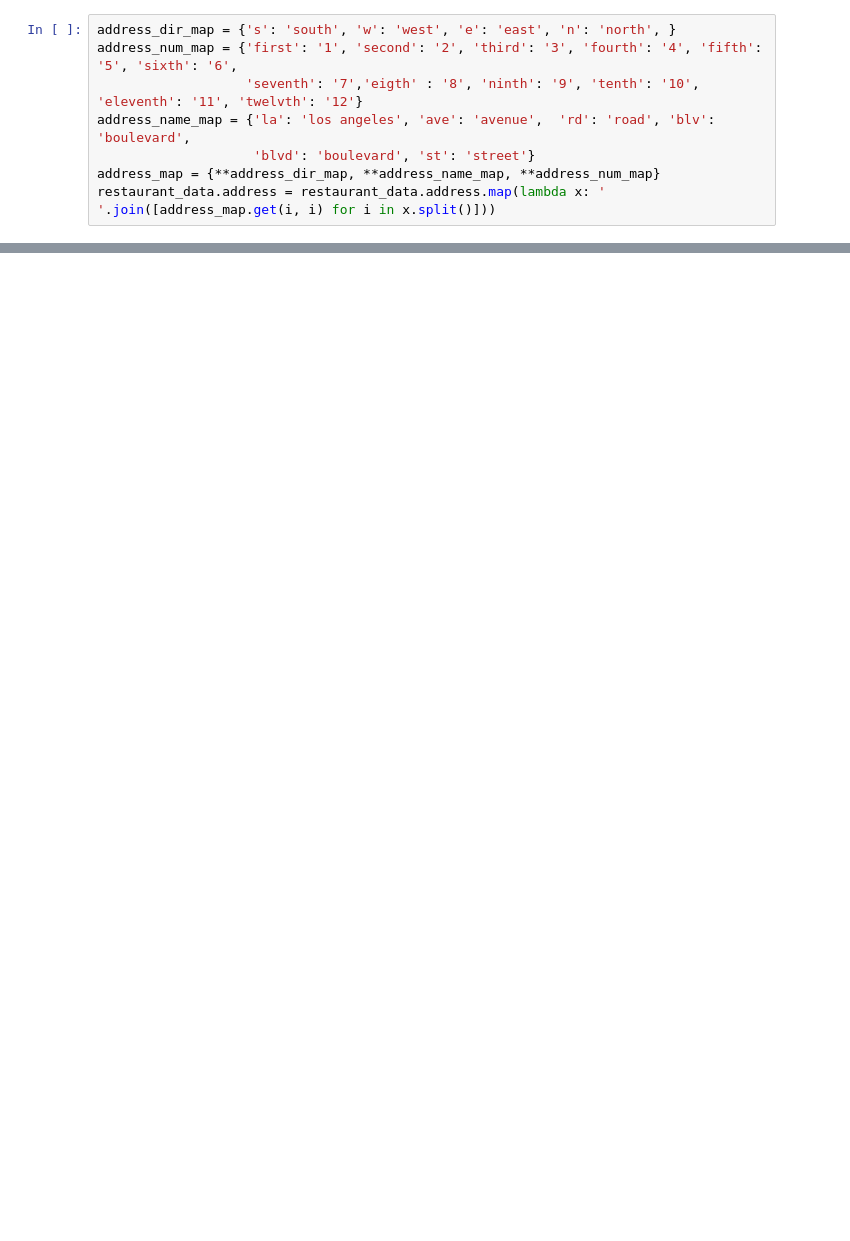
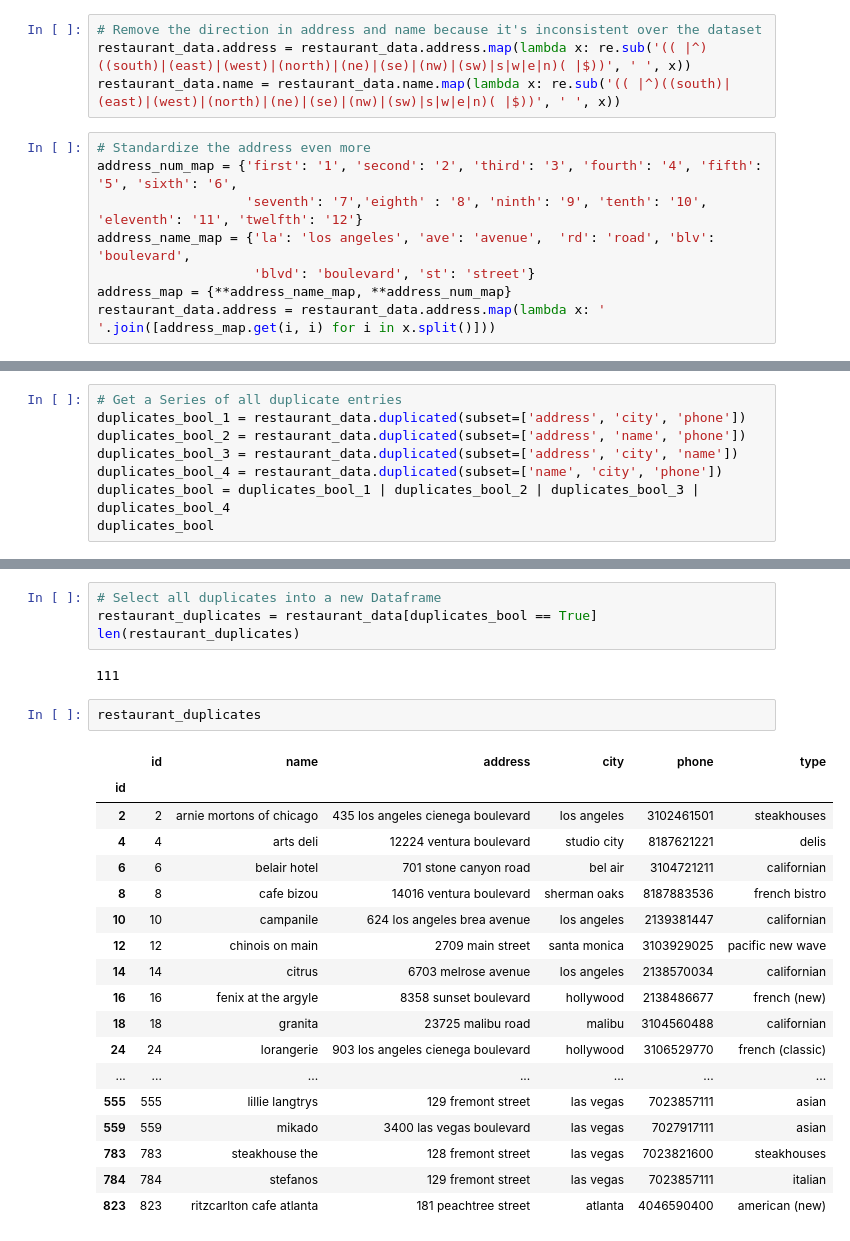
Before and after one commit to alch94/dmdb_duplicate_recognition, a Jupyter notebook: Notebooks/remove_duplicates.ipynb, the cells around one changed output, grey strips where cells are left out. Cells and saved outputs as stored; diff of their text form; blank space fills up the shorter version.

```diff
--- a/Notebooks/remove_duplicates.ipynb
+++ b/Notebooks/remove_duplicates.ipynb
@@ -146,9 +105,13 @@ array(['435 s la cienega blv', '435 s la cienega blvd',
 restaurant_data.address = restaurant_data.address.map(lambda x: re.sub(r"(?<=\d)(st|nd|rd|th)\b", '', x))
+# %%
+# Remove the direction in address and name because it's inconsistent over the dataset
+restaurant_data.address = restaurant_data.address.map(lambda x: re.sub('(( |^)((south)|(east)|(west)|(north)|(ne)|(se)|(nw)|(sw)|s|w|e|n)( |$))', ' ', x))
+restaurant_data.name = restaurant_data.name.map(lambda x: re.sub('(( |^)((south)|(east)|(west)|(north)|(ne)|(se)|(nw)|(sw)|s|w|e|n)( |$))', ' ', x))
 # %%
-address_dir_map = {'s': 'south', 'w': 'west', 'e': 'east', 'n': 'north', }
+# Standardize the address even more
 address_num_map = {'first': '1', 'second': '2', 'third': '3', 'fourth': '4', 'fifth': '5', 'sixth': '6',
-                   'seventh': '7','eigth' : '8', 'ninth': '9', 'tenth': '10', 'eleventh': '11', 'twelvth': '12'}
+                   'seventh': '7','eighth' : '8', 'ninth': '9', 'tenth': '10', 'eleventh': '11', 'twelfth': '12'}
 address_name_map = {'la': 'los angeles', 'ave': 'avenue',  'rd': 'road', 'blv': 'boulevard',
                     'blvd': 'boulevard', 'st': 'street'}
-address_map = {**address_dir_map, **address_name_map, **address_num_map}
+address_map = {**address_name_map, **address_num_map}
 restaurant_data.address = restaurant_data.address.map(lambda x: ' '.join([address_map.get(i, i) for i in x.split()]))
@@ -200,0 +131,8 @@ restaurant_data.iloc[[26, 229, 235, 271, 275, 382]]
+# %%
+# Get a Series of all duplicate entries
+duplicates_bool_1 = restaurant_data.duplicated(subset=['address', 'city', 'phone'])
+duplicates_bool_2 = restaurant_data.duplicated(subset=['address', 'name', 'phone'])
+duplicates_bool_3 = restaurant_data.duplicated(subset=['address', 'city', 'name'])
+duplicates_bool_4 = restaurant_data.duplicated(subset=['name', 'city', 'phone'])
+duplicates_bool = duplicates_bool_1 | duplicates_bool_2 | duplicates_bool_3 | duplicates_bool_4
+duplicates_bool
@@ -200,0 +157,27 @@ restaurant_data.iloc[[26, 229, 235, 271, 275, 382]]
+# %%
+# Select all duplicates into a new Dataframe
+restaurant_duplicates = restaurant_data[duplicates_bool == True]
+len(restaurant_duplicates)
+# %% [output]
+111
+# %%
+restaurant_duplicates
+# %% [output]
+|  | id | name | address | city | phone | type |
+| id |  |  |  |  |  |  |
+| 2 | 2 | arnie mortons of chicago | 435 los angeles cienega boulevard | los angeles | 3102461501 | steakhouses |
+| 4 | 4 | arts deli | 12224 ventura boulevard | studio city | 8187621221 | delis |
+| 6 | 6 | belair hotel | 701 stone canyon road | bel air | 3104721211 | californian |
+| 8 | 8 | cafe bizou | 14016 ventura boulevard | sherman oaks | 8187883536 | french bistro |
+| 10 | 10 | campanile | 624 los angeles brea avenue | los angeles | 2139381447 | californian |
+| 12 | 12 | chinois on main | 2709 main street | santa monica | 3103929025 | pacific new wave |
+| 14 | 14 | citrus | 6703 melrose avenue | los angeles | 2138570034 | californian |
+| 16 | 16 | fenix at the argyle | 8358 sunset boulevard | hollywood | 2138486677 | french (new) |
+| 18 | 18 | granita | 23725 malibu road | malibu | 3104560488 | californian |
+| 24 | 24 | lorangerie | 903 los angeles cienega boulevard | hollywood | 3106529770 | french (classic) |
+| ... | ... | ... | ... | ... | ... | ... |
+| 555 | 555 | lillie langtrys | 129 fremont street | las vegas | 7023857111 | asian |
+| 559 | 559 | mikado | 3400 las vegas boulevard | las vegas | 7027917111 | asian |
+| 783 | 783 | steakhouse the | 128 fremont street | las vegas | 7023821600 | steakhouses |
+| 784 | 784 | stefanos | 129 fremont street | las vegas | 7023857111 | italian |
+| 823 | 823 | ritzcarlton cafe atlanta | 181 peachtree street | atlanta | 4046590400 | american (new) |
```
Also changed, not shown: parts of 25 cells of this notebook, 1 other file.
